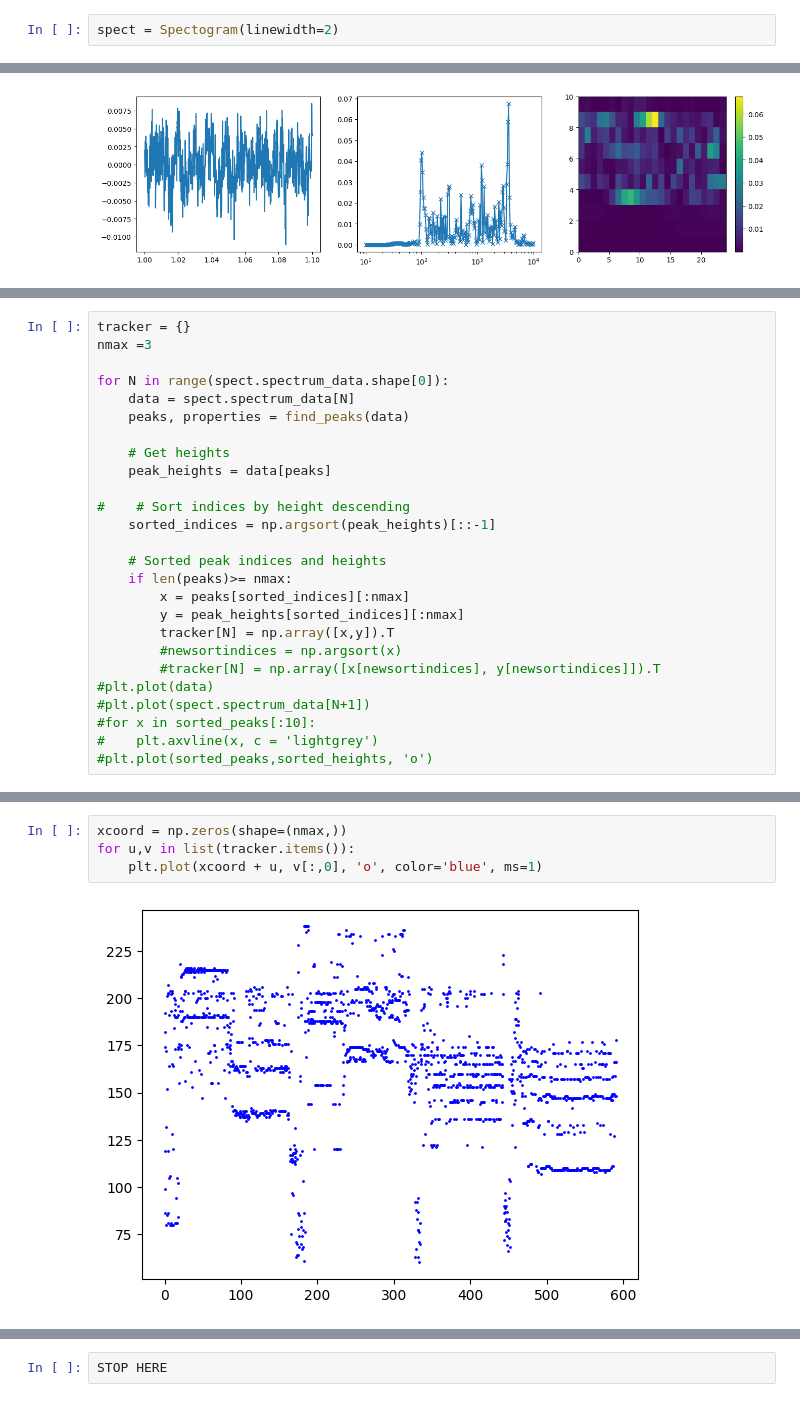
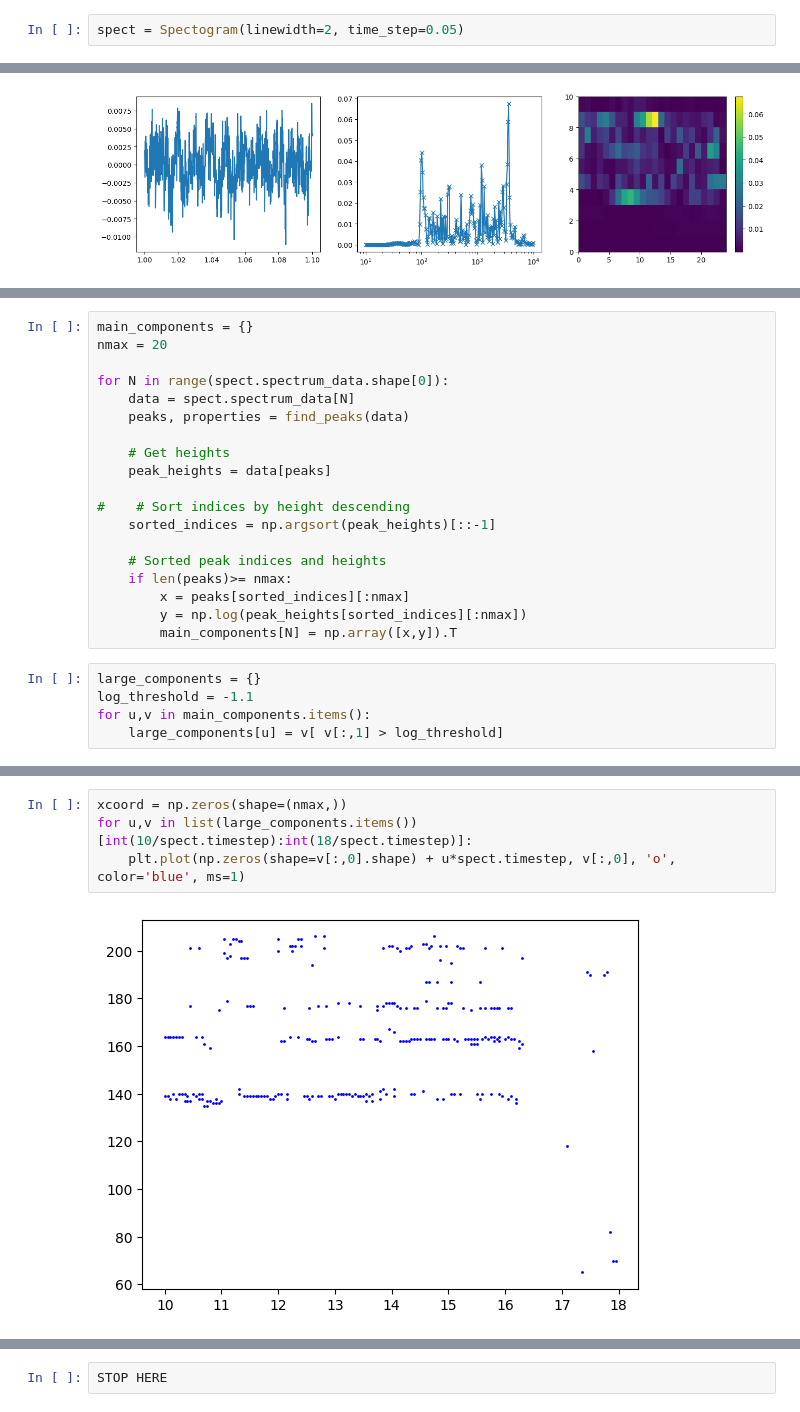
Before and after one commit to ajakovac/Mikrofonok, a Jupyter notebook: analysis.ipynb, the cells around one changed output, grey strips where cells are left out. Saved outputs shown, nothing was run; the diff lists cells and outputs as text.

```diff
--- a/analysis.ipynb
+++ b/analysis.ipynb
@@ -9,7 +9,7 @@ import noisereduce as nr
 
 from spectrogram import Spectogram
 # %%
-spect = Spectogram(linewidth=2)
+spect = Spectogram(linewidth=2, time_step=0.05)
 # %%
 trange = np.arange(0,3,spect.sampling_dt)
 O = 440 #Hz
@@ -84,6 +92,6 @@ plt.plot(spect.spectrum_data[int(12/spect.timestep)])
 # %%
-tracker = {}
-nmax =3
+main_components = {}
+nmax = 20
 
 for N in range(spect.spectrum_data.shape[0]):
     data = spect.spectrum_data[N]
@@ -98,12 +106,10 @@ for N in range(spect.spectrum_data.shape[0]):
     # Sorted peak indices and heights
     if len(peaks)>= nmax:
         x = peaks[sorted_indices][:nmax]
-        y = peak_heights[sorted_indices][:nmax]
-        tracker[N] = np.array([x,y]).T
-        #newsortindices = np.argsort(x)
-        #tracker[N] = np.array([x[newsortindices], y[newsortindices]]).T
-#plt.plot(data)
-#plt.plot(spect.spectrum_data[N+1])
-#for x in sorted_peaks[:10]:
-#    plt.axvline(x, c = 'lightgrey')
-#plt.plot(sorted_peaks,sorted_heights, 'o')
+        y = np.log(peak_heights[sorted_indices][:nmax])
+        main_components[N] = np.array([x,y]).T
+# %%
+large_components = {}
+log_threshold = -1.1
+for u,v in main_components.items():
+    large_components[u] = v[ v[:,1] > log_threshold]
@@ -110,6 +125,6 @@ for N in range(spect.spectrum_data.shape[0]):
 # %%
 xcoord = np.zeros(shape=(nmax,))
-for u,v in list(tracker.items()):
-    plt.plot(xcoord + u, v[:,0], 'o', color='blue', ms=1)
+for u,v in list(large_components.items())[int(10/spect.timestep):int(18/spect.timestep)]:
+    plt.plot(np.zeros(shape=v[:,0].shape) + u*spect.timestep, v[:,0], 'o', color='blue', ms=1)
 # %% [output]
-[figure, old version]
+[figure, new version]
```
Also changed, not shown: parts of 21 cells of this notebook.
